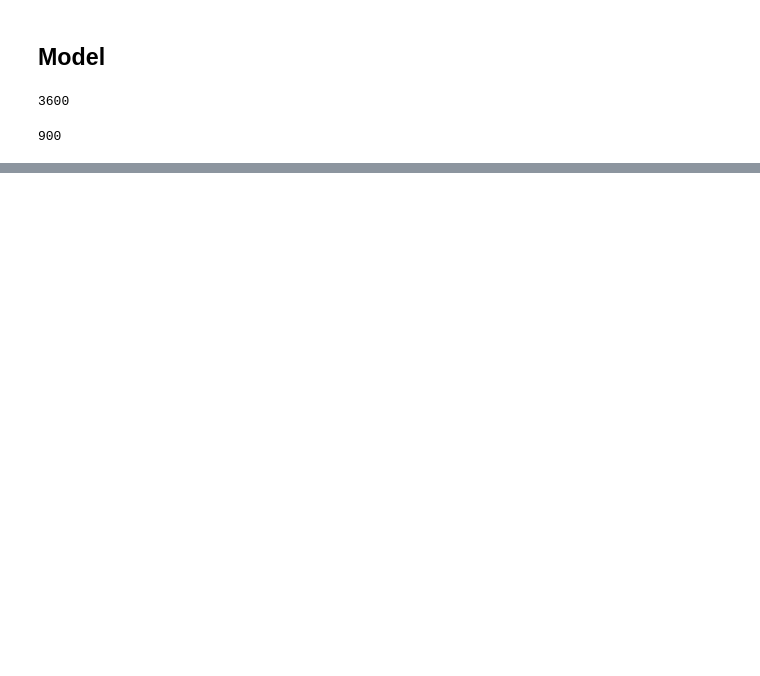
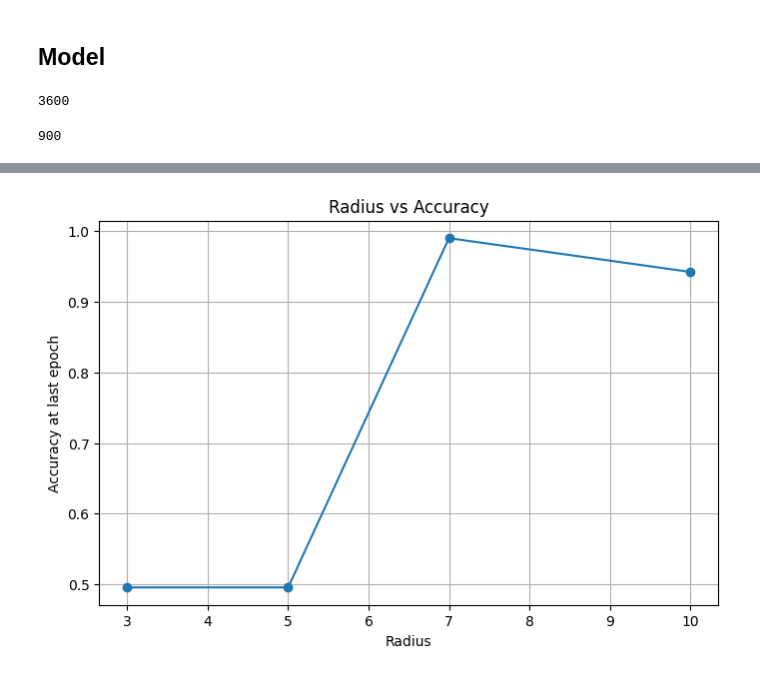
Before and after one commit to brunocuevas/MLMD25, a Jupyter notebook: Late Simulations.ipynb, the cells around one changed output, grey strips where cells are left out. Saved outputs shown, nothing was run; the diff lists cells and outputs as text; code cells hidden in the pictures; blank space fills up the shorter version.

```diff
--- a/Late Simulations.ipynb
+++ b/Late Simulations.ipynb
@@ -10,8 +10,8 @@ data_files = [
     {"label": [1], "topology_filename": "../FP12-TLR4-MDago_monomer/SYSTEMns.prmtop", "coordinates_filename": "../FP12-TLR4-MDago_monomer/PRODUCTION_1/TRAJ-last75ns.nc"},
     {"label": [1], "topology_filename": "../FP12-TLR4-MDago_monomer/SYSTEMns.prmtop", "coordinates_filename": "../FP12-TLR4-MDago_monomer/PRODUCTION_2/TRAJ-last75ns.nc"}
 ]
-selection_string = "name CA N C"
-epochs = 15
+selection_string = "resid 613:754 and name CA N C" #MD2 backbone
+epochs = 10
 test_size = 0.20
 random_state = 42
 lr = 0.0001
@@ -106,9 +106,9 @@ trj[:5]
 ## Model
 # %%
 class GCN(torch.nn.Module):
-    def __init__(self):
+    def __init__(self, radius):
         super().__init__()
-        self.rg = radius_graph
+        self.radius = radius
         self.embed_res = Embedding(num_embeddings=23, embedding_dim=128)
         self.embed_type = Embedding(num_embeddings=33, embedding_dim=128)
         #
@@ -116,7 +116,7 @@ class GCN(torch.nn.Module):
         self.relu1_res = ReLU()
         self.conv2_res = GCNConv(64, 32)
         self.relu2_res = ReLU()
-        self.conv3_res = GATConv(32, 16)
+        self.conv3_res = GCNConv(32, 16)
         #
         self.conv1_type = GCNConv(128, 64)
         self.relu1_type = ReLU()
@@ -128,7 +128,7 @@ class GCN(torch.nn.Module):
 
     def forward(self, data):
         pos, res, type, batch = data.pos, data.res, data.types, data.batch
-        edge_index = radius_graph(pos, r=5.0, batch=batch)
+        edge_index = radius_graph(pos, r=self.radius, batch=batch)
         #
         z_res = self.embed_res(res)
         z_res = self.conv1_res(z_res, edge_index)
@@ -148,7 +148,7 @@ class GCN(torch.nn.Module):
         z_type = scatter(z_type, data.batch, dim=0, reduce='mean')
         z = torch.cat([z_res, z_type], dim=1)
         z = self.linear1(z)
-        z = F.softmax(z, dim=1)
+        #z = F.softmax(z, dim=1) CrossEntropyLoss already does softmax at the end
         return z
 # %%
 train_trj, test_trj = train_test_split(trj, test_size=test_size, random_state=random_state)
@@ -193,3 +222,15 @@ for i in tqdm.tqdm(range(epochs)):
+# %%
+accuracies = [results[r][-1]['test_accuracy'] for r in rad]
+
+plt.figure(figsize=(8,5))
+plt.plot(rad, accuracies, marker='o', linestyle='-')
+plt.title("Radius vs Accuracy")
+plt.xlabel("Radius")
+plt.ylabel("Accuracy at last epoch")
+plt.grid(True)
+plt.show()
+# %% [output]
+[figure, added]
 # %%
 pd.DataFrame.from_records(history)
 # %% [output]
```
Also changed, not shown: parts of 5 cells of this notebook.
